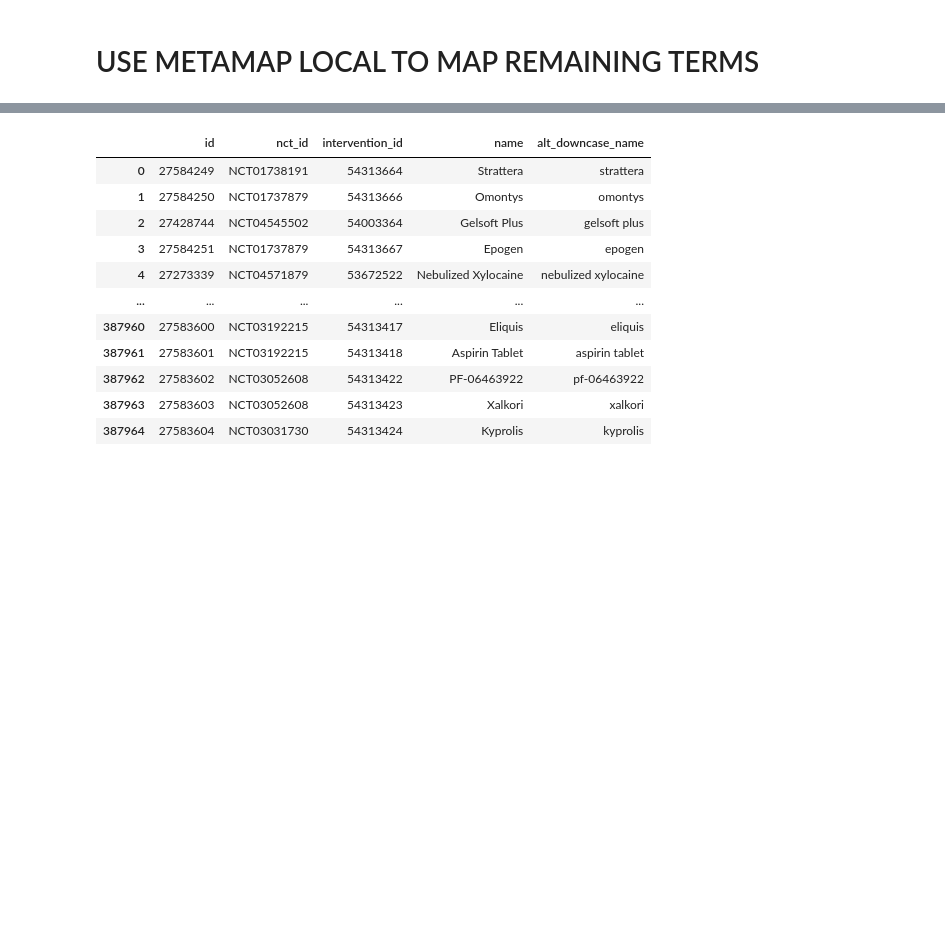
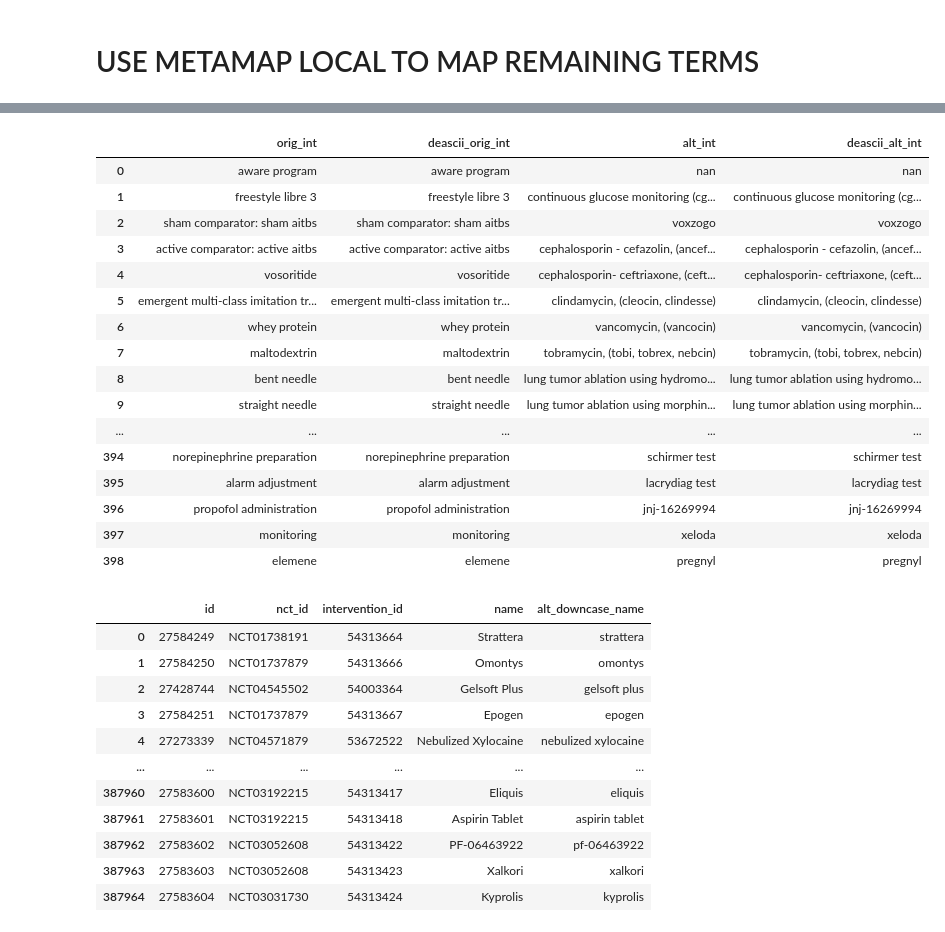
Before and after one commit to GitHubbit/Multiomics_ClinicalTrials_KP, a Jupyter notebook: mapper_ipynb_to_py_mm_only.ipynb, the cells around one changed output, grey strips where cells are left out. Saved outputs shown, nothing was run; the diff lists cells and outputs as text; code cells hidden in the pictures; blank space fills up the shorter version.

```diff
--- a/mapper_ipynb_to_py_mm_only.ipynb
+++ b/mapper_ipynb_to_py_mm_only.ipynb
@@ -447,0 +382,78 @@ def term_list_to_mm(df_dict, flag_and_path):
+# %%
+interventions_df = df_dict["interventions"]
+interventions_df['orig_downcase_name'] = interventions_df['name'].str.lower()
+interventions_alts = df_dict["interventions_alts"]
+interventions_alts['alt_downcase_name'] = interventions_alts['name'].str.lower()
+
+
+interventions_all = pd.merge(interventions_df[["id", "nct_id", "intervention_type", "orig_downcase_name", "description"]], interventions_alts[["nct_id", "intervention_id", "alt_downcase_name"]], how='left', left_on=['id', 'nct_id'], right_on = ['intervention_id', 'nct_id'])
+interventions_all = interventions_all.astype(str)
+interventions_all = interventions_all.sort_values(by='nct_id', ascending=False, na_position='last')
+interventions_all = interventions_all.drop('intervention_id', axis=1) # drop the redundant column now
+interventions_all.rename(columns = {'id':'intervention_id'}, inplace = True)
+
+print(len(interventions_all))
+# remove any placebo/saline/water rows
+interventions_all = interventions_all[~interventions_all['orig_downcase_name'].str.contains('placebo')]
+interventions_all = interventions_all[~interventions_all['description'].str.contains('placebo')]
+interventions_all = interventions_all[~interventions_all['alt_downcase_name'].str.contains('placebo')]
+
+interventions_all = interventions_all[~interventions_all['orig_downcase_name'].str.contains('saline')]
+interventions_all = interventions_all[~interventions_all['description'].str.contains('saline')]
+interventions_all = interventions_all[~interventions_all['alt_downcase_name'].str.contains('saline')]
+
+interventions_all = interventions_all[~interventions_all['orig_downcase_name'].str.contains('water')]
+interventions_all = interventions_all[~interventions_all['description'].str.contains('water')]
+interventions_all = interventions_all[~interventions_all['alt_downcase_name'].str.contains('water')]
+
+interventions_all.to_csv('all_interventions.tsv', sep="\t", index=False, header=False) # output interventions to TSV, avoid storing in memory
+
+# make df of de-asciied columns for the original_name_interventions and alternate_name_interventions
+deasciier = np.vectorize(de_ascii_er) # vectorize function
+
+original_int = pd.Series(interventions_all.orig_downcase_name.unique()).dropna()
+deascii_orig_int = deasciier(original_int.values) # perform deascii-ing on original intervention names
+
+alternate_int = pd.Series(interventions_all.alt_downcase_name.unique()).dropna()
+deascii_alt_int = deasciier(alternate_int.values) # perform deascii-ing on alternate intervention names
+
+interventions_mapping = pd.DataFrame(list(zip(original_int, deascii_orig_int, alternate_int, deascii_alt_int)), columns =['orig_int', 'deascii_orig_int', 'alt_int', 'deascii_alt_int'])
+
+# split out substrings in and outside parenthesis like we did for conditions
+# pattern_outisde = r'(?<=\().+?(?=\))|([^(]+)'
+# pattern_inside = r'\(([^()]+)\)|([^(]+)'
+
+# matches_outside = interventions_mapping['orig_int'].str.extract(pattern_outisde)
+# interventions_mapping['orig_int_outside'] = matches_outside[0].fillna('')
+# matches_inside = interventions_mapping['orig_int'].str.extract(pattern_inside)
+# interventions_mapping['orig_int_inside'] = matches_inside[0].fillna('')
+
+# matches_outside = interventions_mapping['deascii_orig_int'].str.extract(pattern_outisde)
+# interventions_mapping['deascii_orig_int_outside'] = matches_outside[0].fillna('')
+# matches_inside = interventions_mapping['deascii_orig_int'].str.extract(pattern_inside)
+# interventions_mapping['deascii_orig_int_inside'] = matches_inside[0].fillna('')
+
+# matches_outside = interventions_mapping['alt_int'].str.extract(pattern_outisde)
+# interventions_mapping['alt_int_outside'] = matches_outside[0].fillna('')
+# matches_inside = interventions_mapping['alt_int'].str.extract(pattern_inside)
+# interventions_mapping['alt_int_inside'] = matches_inside[0].fillna('')
+
+# matches_outside = interventions_mapping['deascii_alt_int'].str.extract(pattern_outisde)
+# interventions_mapping['deascii_alt_int_outside'] = matches_outside[0].fillna('')
+# matches_inside = interventions_mapping['deascii_alt_int'].str.extract(pattern_inside)
+# interventions_mapping['deascii_alt_int_inside'] = matches_inside[0].fillna('')
+
+
+# with open("all_interventions.tsv", 'r') as interventions_file:
+#     reader = csv.reader(interventions_file, delimiter="\t")
+#     for row in reader:
+#         # row[3] is the original name, row[5] is the alternate name
+
+
+
+
+
+# print(len(test))
+with pd.option_context('display.max_rows', None, 'display.max_columns', None):  # more options can be specified also
+    display(interventions_mapping)
+# %% [output]
@@ -447,0 +461,17 @@ def term_list_to_mm(df_dict, flag_and_path):
+|  | orig_int | deascii_orig_int | alt_int | deascii_alt_int |
+| 0 | aware program | aware program | nan | nan |
+| 1 | freestyle libre 3 | freestyle libre 3 | continuous glucose monitoring (cg... | continuous glucose monitoring (cg... |
+| 2 | sham comparator: sham aitbs | sham comparator: sham aitbs | voxzogo | voxzogo |
+| 3 | active comparator: active aitbs | active comparator: active aitbs | cephalosporin - cefazolin, (ancef... | cephalosporin - cefazolin, (ancef... |
+| 4 | vosoritide | vosoritide | cephalosporin- ceftriaxone, (ceft... | cephalosporin- ceftriaxone, (ceft... |
+| 5 | emergent multi-class imitation tr... | emergent multi-class imitation tr... | clindamycin, (cleocin, clindesse) | clindamycin, (cleocin, clindesse) |
+| 6 | whey protein | whey protein | vancomycin, (vancocin) | vancomycin, (vancocin) |
+| 7 | maltodextrin | maltodextrin | tobramycin, (tobi, tobrex, nebcin) | tobramycin, (tobi, tobrex, nebcin) |
+| 8 | bent needle | bent needle | lung tumor ablation using hydromo... | lung tumor ablation using hydromo... |
+| 9 | straight needle | straight needle | lung tumor ablation using morphin... | lung tumor ablation using morphin... |
+| ... | ... | ... | ... | ... |
+| 394 | norepinephrine preparation | norepinephrine preparation | schirmer test | schirmer test |
+| 395 | alarm adjustment | alarm adjustment | lacrydiag test | lacrydiag test |
+| 396 | propofol administration | propofol administration | jnj-16269994 | jnj-16269994 |
+| 397 | monitoring | monitoring | xeloda | xeloda |
+| 398 | elemene | elemene | pregnyl | pregnyl |
```
Also changed, not shown: parts of 11 cells of this notebook.
